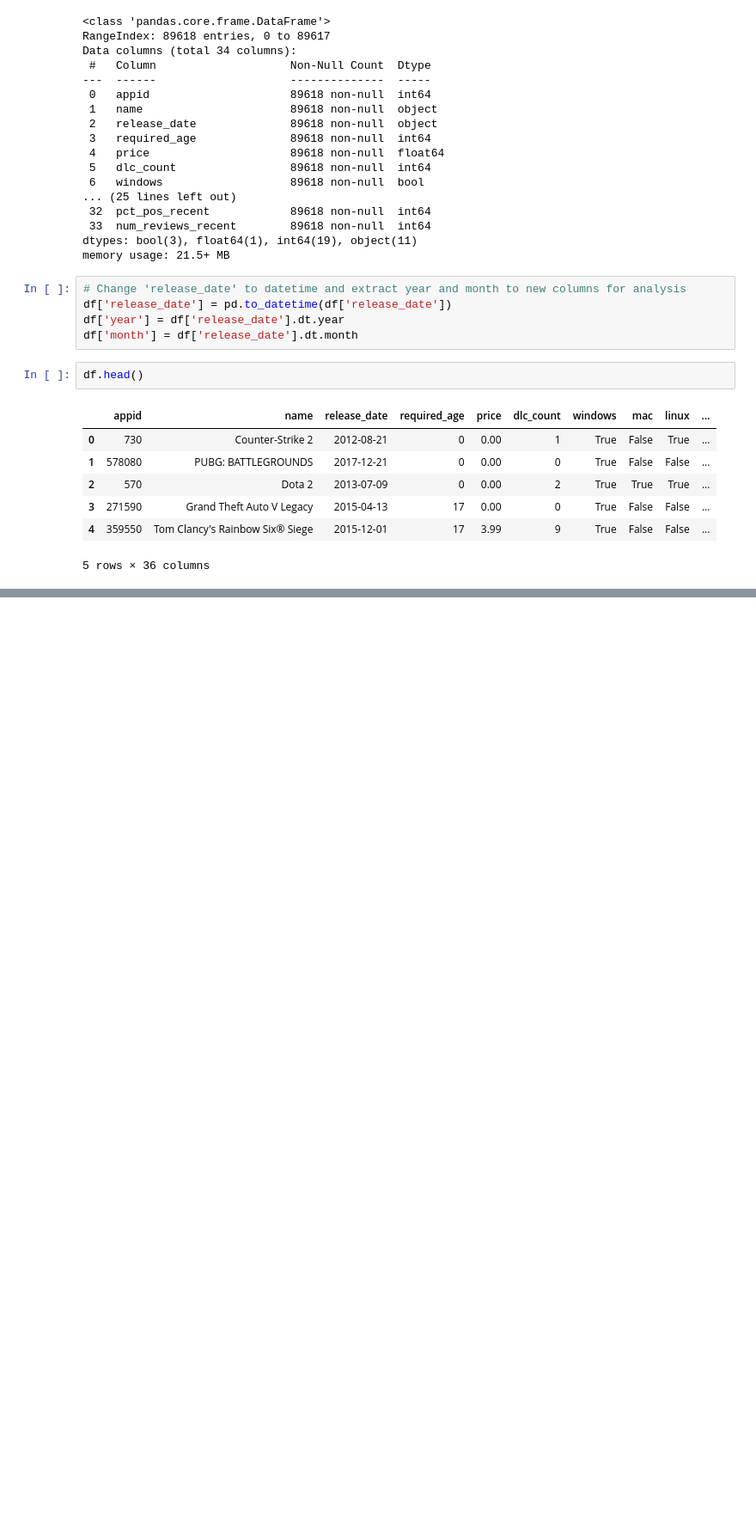
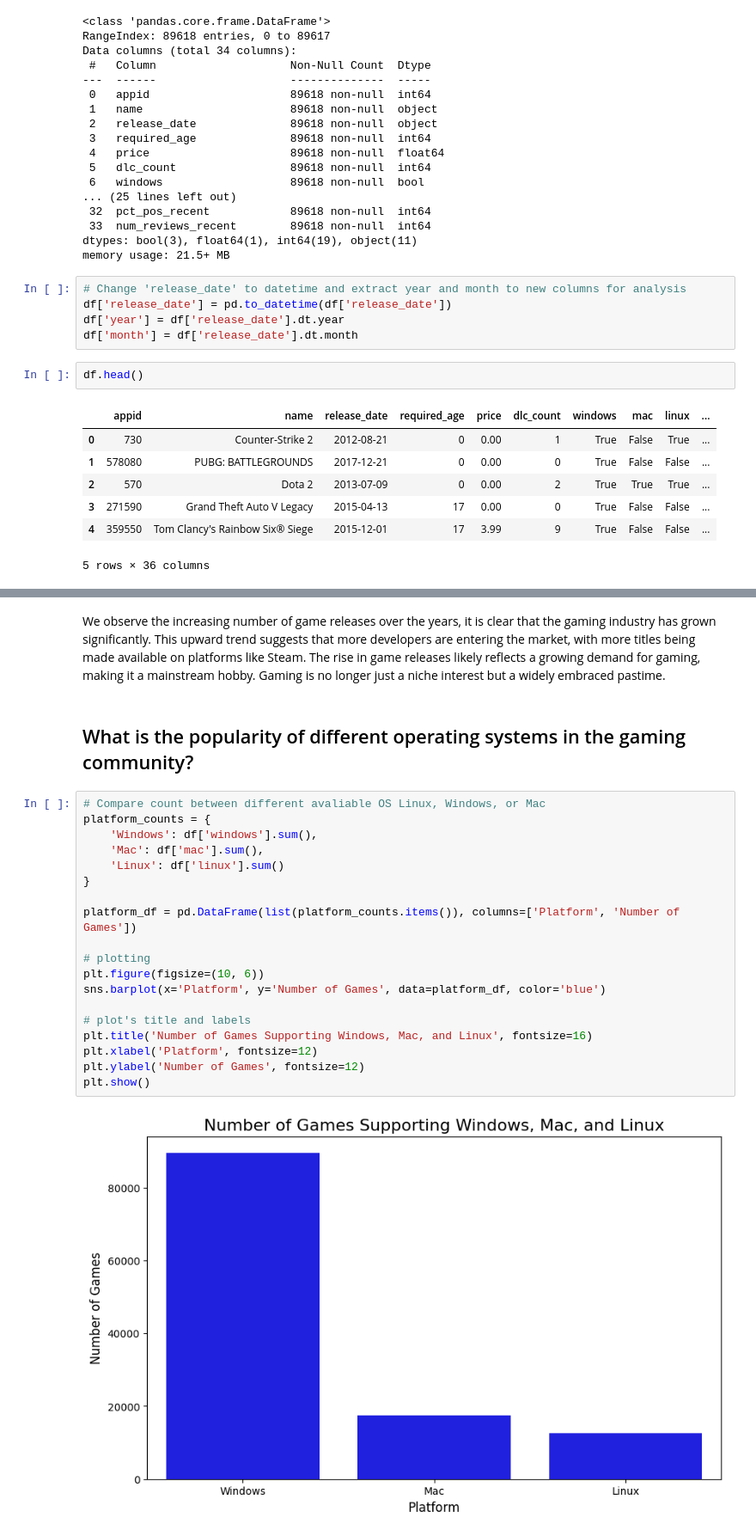
Before and after one commit to oscartsai2620/STAT315_Final, a Jupyter notebook: project.ipynb, the cells around one changed output, grey strips where cells are left out. Shown at 86% size. Drawn from its saved outputs; the diff is of its cells as text; blank space fills up the shorter version.

```diff
--- a/project.ipynb
+++ b/project.ipynb
@@ -91,0 +143,25 @@ df.head()
+# %% [markdown]
+We observe the increasing number of game releases over the years, it is clear that the gaming industry has grown significantly. This upward trend suggests that more developers are entering the market, with more titles being made available on platforms like Steam. The rise in game releases likely reflects a growing demand for gaming, making it a mainstream hobby. Gaming is no longer just a niche interest but a widely embraced pastime.
+# %% [markdown]
+## What is the popularity of different operating systems in the gaming community?
+# %%
+# Compare count between different avaliable OS Linux, Windows, or Mac
+platform_counts = {
+    'Windows': df['windows'].sum(),
+    'Mac': df['mac'].sum(),
+    'Linux': df['linux'].sum()
+}
+
+platform_df = pd.DataFrame(list(platform_counts.items()), columns=['Platform', 'Number of Games'])
+
+# plotting
+plt.figure(figsize=(10, 6))
+sns.barplot(x='Platform', y='Number of Games', data=platform_df, color='blue')
+
+# plot's title and labels
+plt.title('Number of Games Supporting Windows, Mac, and Linux', fontsize=16)
+plt.xlabel('Platform', fontsize=12)
+plt.ylabel('Number of Games', fontsize=12)
+plt.show()
+# %% [output]
+[figure, added]
```
Also changed, not shown: parts of 11 cells of this notebook.
